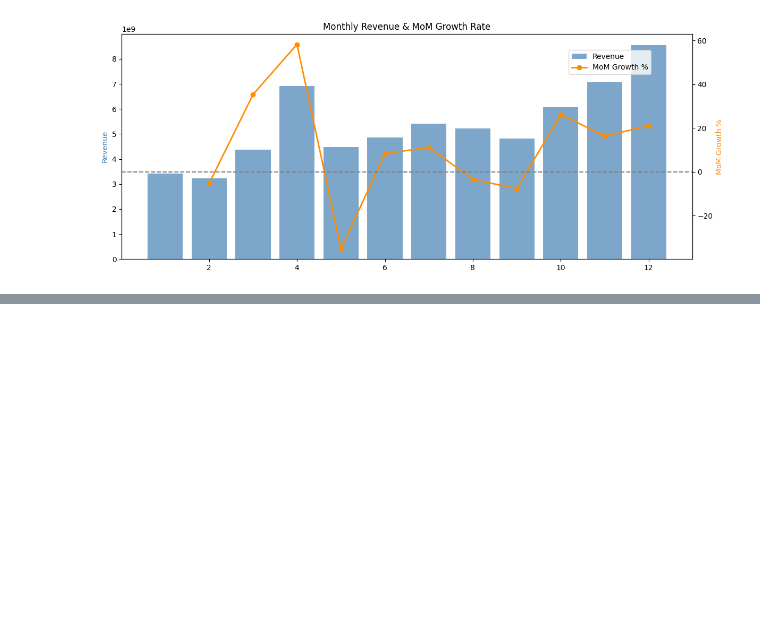
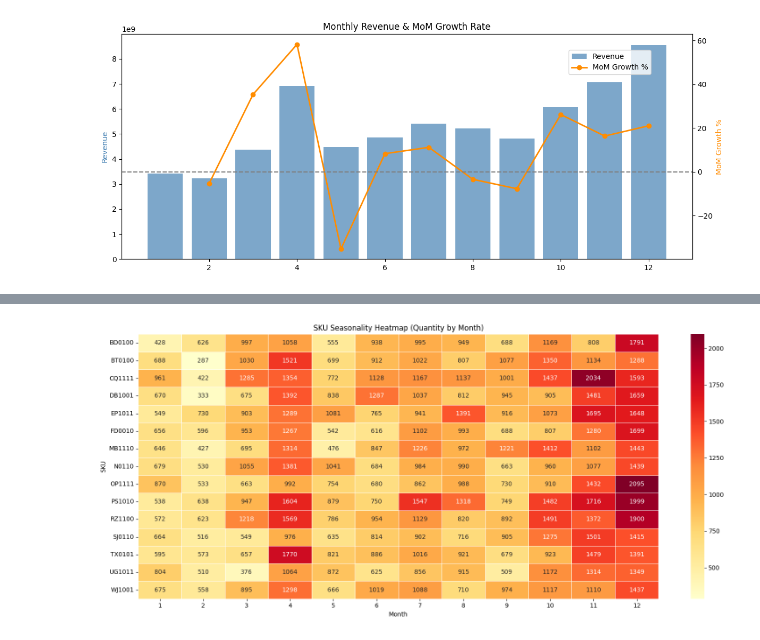
Before and after one commit to utkxrshrxj/Billing-and-Transaction-Analytics-System, a Jupyter notebook: btas.ipynb, the cells around one changed output, grey strips where cells are left out. Saved outputs shown, nothing was run; the diff lists cells and outputs as text; code cells hidden in the pictures; blank space fills up the shorter version.

```diff
--- a/btas.ipynb
+++ b/btas.ipynb
@@ -1074,0 +1124,19 @@ plt.show()
+# %%
+# ======================================
+# SKU Seasonality — Top 15 SKUs by Month
+# Which products peak in which months
+# ======================================
+
+top15_skus = df['SKU'].value_counts().head(15).index
+
+seasonal = df[df['SKU'].isin(top15_skus)].groupby(['Month','SKU'])['Billing_Quantity'].sum().unstack(fill_value=0)
+
+plt.figure(figsize=(16, 7))
+sns.heatmap(seasonal.T, cmap='YlOrRd', annot=True, fmt='d', linewidths=0.5)
+plt.title('SKU Seasonality Heatmap (Quantity by Month)')
+plt.xlabel('Month')
+plt.ylabel('SKU')
+plt.tight_layout()
+plt.show()
+# %% [output]
+[figure, added]
```
Also changed, not shown: parts of 5 cells of this notebook.
